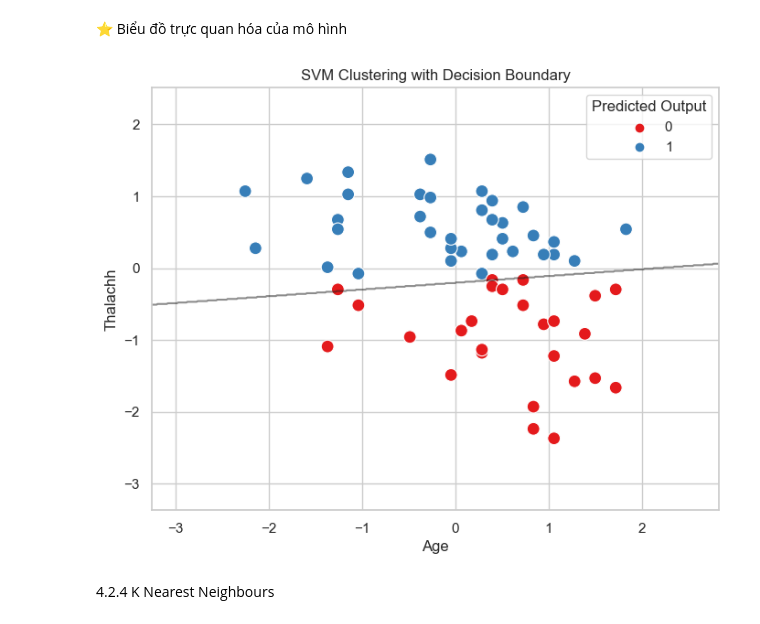
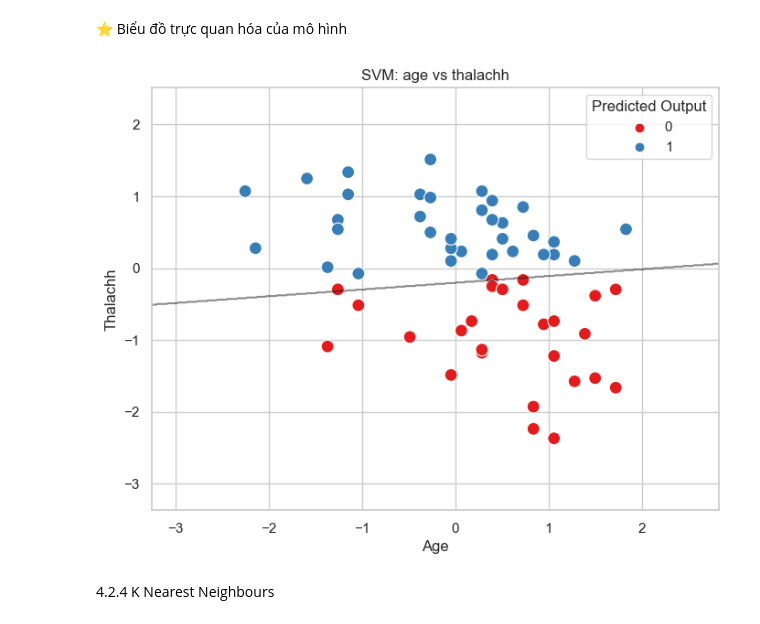
Before and after one commit to minhkhanh-coder/machine-learning-1, a Jupyter notebook: supervised_learning/supervised_learning.ipynb, the cells around one changed output. Cells and saved outputs as stored; diff of their text form; code cells hidden in the pictures.

```diff
--- a/supervised_learning/supervised_learning.ipynb
+++ b/supervised_learning/supervised_learning.ipynb
@@ -685,35 +685,35 @@ model_svm.fit(X_train_scaled_svm, y_train_svm)
 # Dự đoán giá trị trên tập kiểm thử
 y_pred_svm = model_svm.predict(X_test_scaled_svm)
 
 # Thêm cột dự đoán vào tập kiểm thử
 X_test_svm['predicted_output'] = y_pred_svm
 
 # Tạo ma trận dự đoán cho toàn bộ không gian 2D
 h = 0.01  # Kích thước của mỗi ô lưới trong không gian đặc trưng
 x_min, x_max = X_test_svm['age'].min() - 1, X_test_svm['age'].max() + 1
 y_min, y_max = X_test_svm['thalachh'].min() - 1, X_test_svm['thalachh'].max() + 1
 xx, yy = np.meshgrid(np.arange(x_min, x_max, h), np.arange(y_min, y_max, h))
 
 # Dự đoán giá trị cho từng điểm trên không gian 2D
 Z = model_svm.predict(np.c_[xx.ravel(), yy.ravel()])
 Z = Z.reshape(xx.shape)
 
 # Trực quan hóa thuật toán SVM bằng các điểm phân cụm và đường chia cụm
 plt.figure(figsize=(8, 6))
 
 # Vẽ đường chia cụm
 plt.contour(xx, yy, Z, colors='k', levels=[0], alpha=0.5, linestyles=['-'])
 
 # Vẽ các điểm dữ liệu phân cụm
 sns.scatterplot(x='age', y='thalachh', hue='predicted_output', data=X_test_svm, palette='Set1', s=100)
 
-plt.title('SVM Clustering with Decision Boundary')
+plt.title('SVM: age vs thalachh')
 plt.xlabel('Age')
 plt.ylabel('Thalachh')
 plt.legend(title='Predicted Output')
 plt.show()
 # %% [output]
-[figure, old version]
+[figure, new version]
 # %% [markdown]
 4.2.4 K Nearest Neighbours
 # %% [markdown]
```
Also changed, not shown: parts of 6 cells of this notebook.
